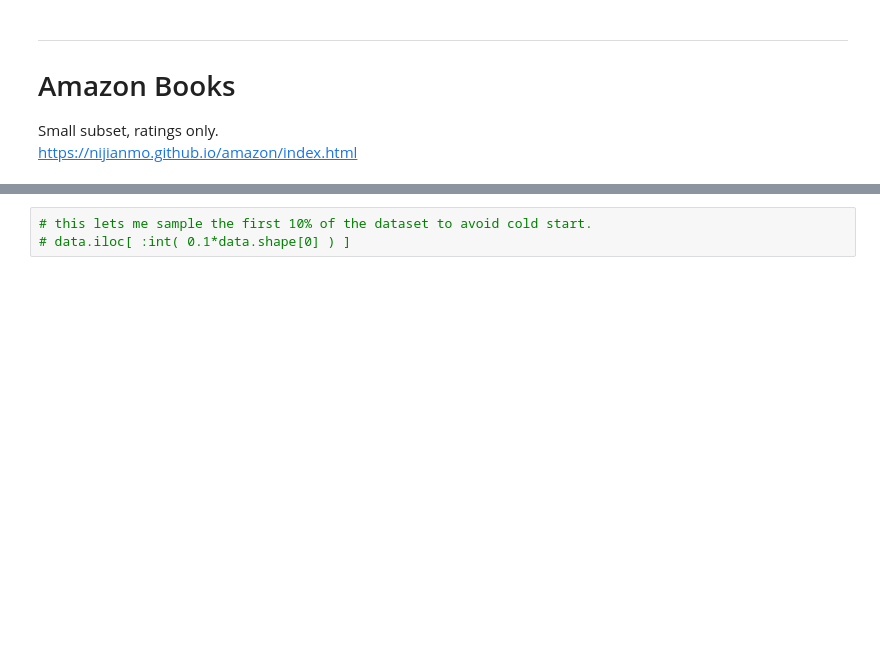
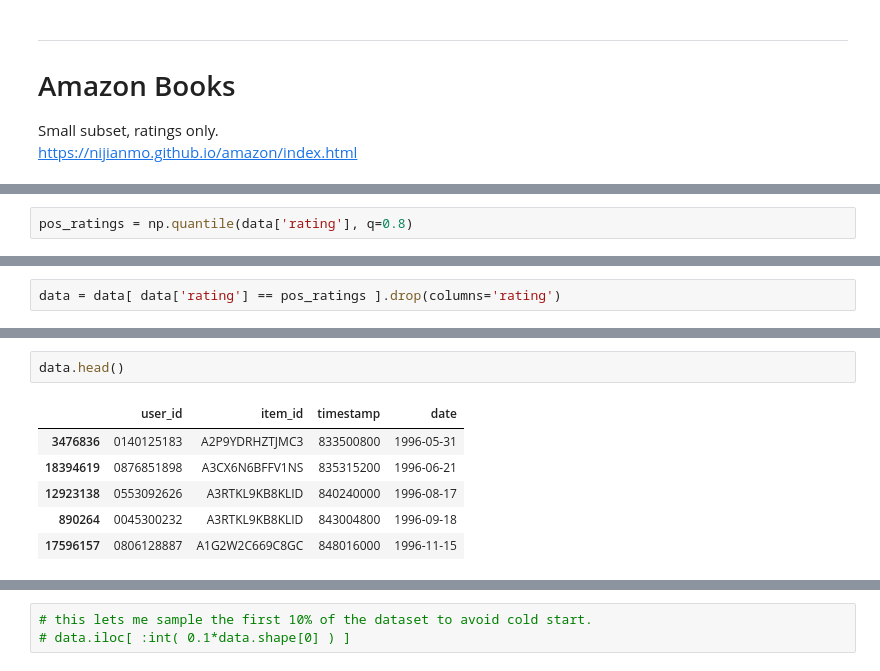
Before and after one commit to Key0412/streamRec-forgetting, a Jupyter notebook: notebooks/Avaliação de Dataset - Amazon Books.ipynb, the cells around one changed output, grey strips where cells are left out. Cells and saved outputs as stored; diff of their text form; blank space fills up the shorter version.

```diff
--- a/notebooks/Avaliação de Dataset - Amazon Books.ipynb
+++ b/notebooks/Avaliação de Dataset - Amazon Books.ipynb
@@ -65,0 +61,2 @@ data['date'] = data[['year', 'month']].apply(lambda x: datetime.strptime( str(x[
+# %%
+pos_ratings = np.quantile(data['rating'], q=0.8)
@@ -65,0 +67,2 @@ data['date'] = data[['year', 'month']].apply(lambda x: datetime.strptime( str(x[
+# %%
+data = data[ data['rating'] == pos_ratings ].drop(columns='rating')
@@ -65,0 +78,9 @@ data['date'] = data[['year', 'month']].apply(lambda x: datetime.strptime( str(x[
+# %%
+data.head()
+# %% [output]
+|  | user_id | item_id | timestamp | date |
+| 3476836 | 0140125183 | A2P9YDRHZTJMC3 | 833500800 | 1996-05-31 |
+| 18394619 | 0876851898 | A3CX6N6BFFV1NS | 835315200 | 1996-06-21 |
+| 12923138 | 0553092626 | A3RTKL9KB8KLID | 840240000 | 1996-08-17 |
+| 890264 | 0045300232 | A3RTKL9KB8KLID | 843004800 | 1996-09-18 |
+| 17596157 | 0806128887 | A1G2W2C669C8GC | 848016000 | 1996-11-15 |
```
Also changed, not shown: parts of 22 cells of this notebook, 2 other files.
